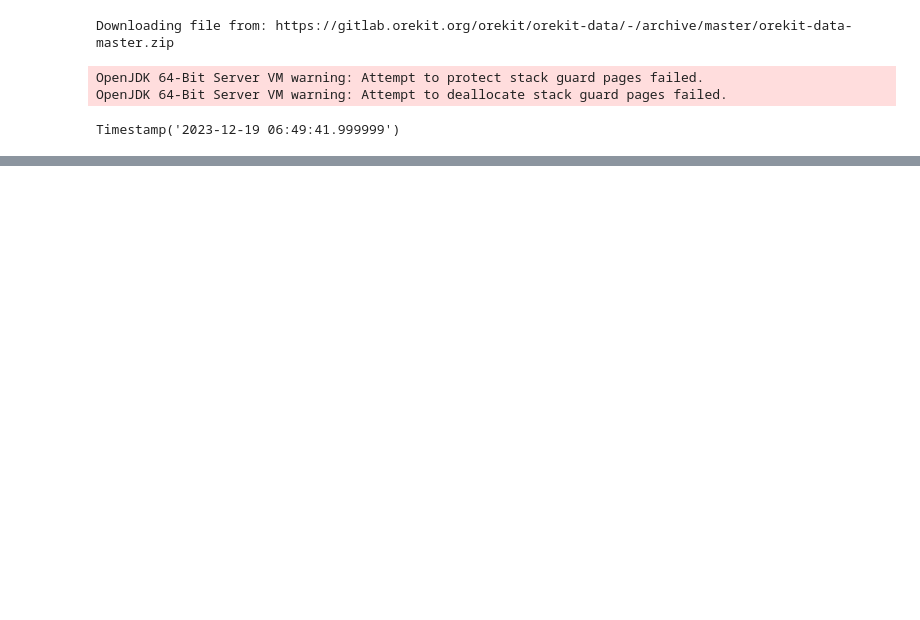
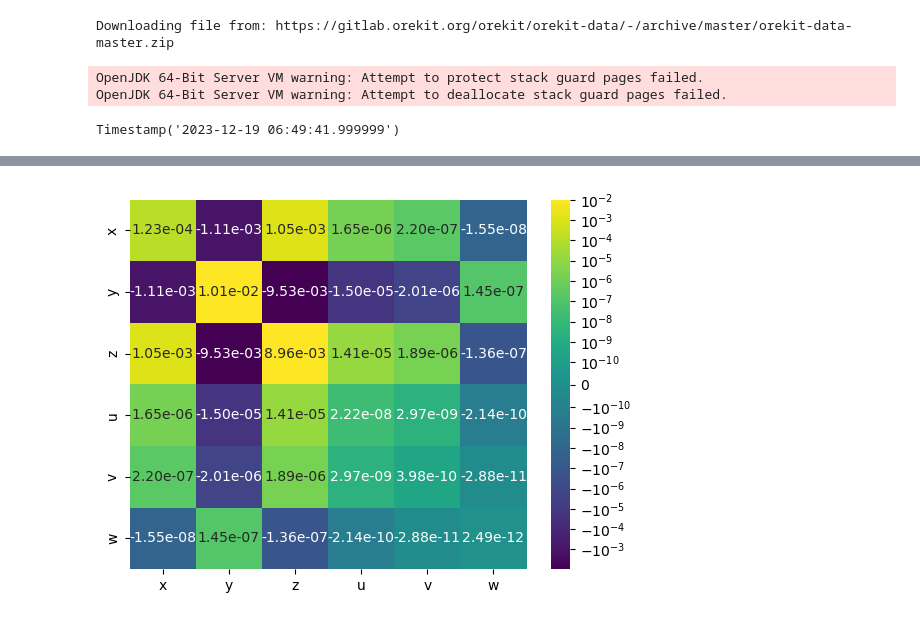
Before and after one commit to CharlesPlusC/ERP_tools, a Jupyter notebook: notebooks/OrbDet_Starlink.ipynb, the cells around one changed output, grey strips where cells are left out. Drawn from its saved outputs; the diff is of its cells as text; code cells hidden in the pictures; blank space fills up the shorter version.

```diff
--- a/notebooks/OrbDet_Starlink.ipynb
+++ b/notebooks/OrbDet_Starlink.ipynb
@@ -305,0 +394,10 @@ for index, row in spacex_ephem_dfwcov.head(5).iterrows():
+# %%
+import seaborn as sns
+import matplotlib.pyplot as plt
+labels = ['x', 'y', 'z', 'u', 'v', 'w']
+from matplotlib.colors import SymLogNorm
+log_norm = SymLogNorm(linthresh=1e-10, vmin=covarianceMat_eci.min(), vmax=covarianceMat_eci.max())
+sns.heatmap(covarianceMat_eci, annot=True, fmt=".2e", xticklabels=labels, yticklabels=labels, cmap="viridis", norm=log_norm)
+plt.show()
+# %% [output]
+[figure, added]
```
Also changed, not shown: parts of 8 cells of this notebook, 3 other files.
